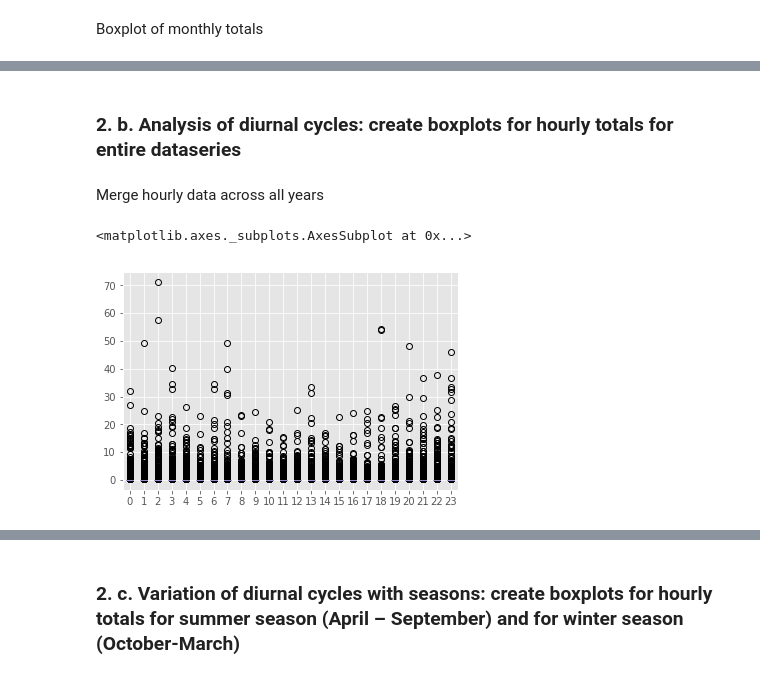
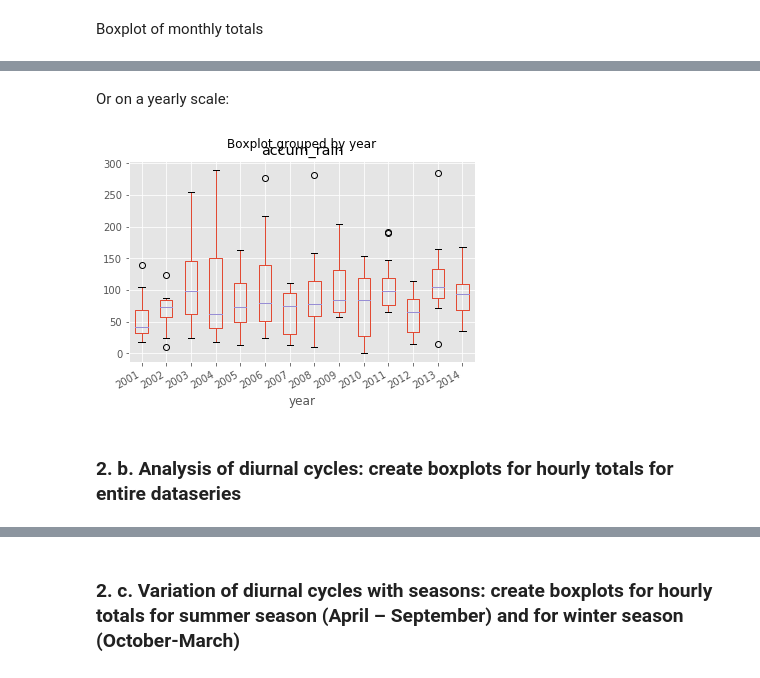
Before and after one commit to kriete/cie5703_notebooks, a Jupyter notebook: week_6_Charlotte.ipynb, the cells around one changed output, grey strips where cells are left out. Saved outputs shown, nothing was run; the diff lists cells and outputs as text; code cells hidden in the pictures.

```diff
--- a/week_6_Charlotte.ipynb
+++ b/week_6_Charlotte.ipynb
@@ -224,4 +207,9 @@ monthly_rain.plot.box()
+# %% [markdown]
+Or on a yearly scale:
+# %%
+charlotte_monthly_rainfall.dropna().boxplot(column=['accum_rain'], by='year')
+plt.gcf().autofmt_xdate()
+# %% [output]
+[figure, added]
 # %% [markdown]
 ### 2. b. Analysis of diurnal cycles: create boxplots for hourly totals for entire dataseries
-# %% [markdown]
-Merge hourly data across all years
@@ -236,5 +215,0 @@ for i in range(0,24,1):
-# %%
-hourly_rain.plot.box()
-# %% [output]
-<matplotlib.axes._subplots.AxesSubplot at 0x...>
-[figure, removed]
```
Also changed, not shown: parts of 26 cells of this notebook, 1 other file.
